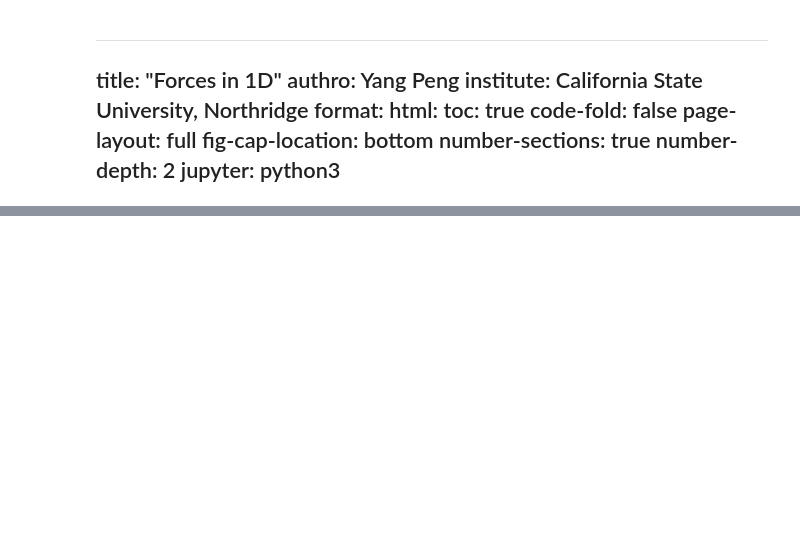
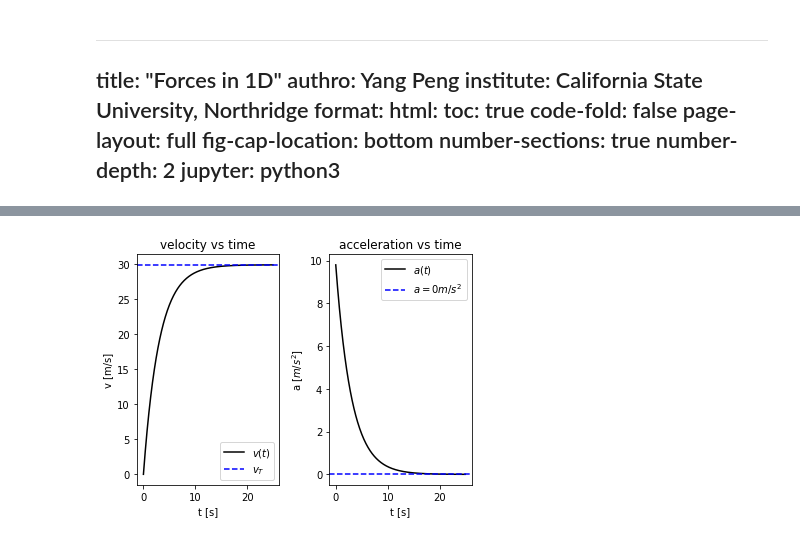
Before and after one commit to pengyangraul/1.constant_velocity, a Jupyter notebook: force_1d.ipynb, the cells around one changed output, grey strips where cells are left out. Cells and saved outputs as stored; diff of their text form; code cells hidden in the pictures; blank space fills up the shorter version.

```diff
--- a/force_1d.ipynb
+++ b/force_1d.ipynb
@@ -45,0 +226,46 @@ Text(0, 0.5, 'D [N]')
+# %%
+import numpy as np
+import matplotlib.pyplot as plt
+
+g = 9.8 # m/s^2
+r = 0.5e-3 # m
+rho = 1.0e3 # kg/m^3
+m = rho * 4*np.pi/3*r**3 # kg
+eta = 1.82e-5 # Nsm^-2
+kv = 6*np.pi*r*eta # Nsm^-1
+
+# Terminal velocity
+vT = m*g/kv
+
+# initial condition
+dt = 0.05
+steps = 500
+vlist = np.zeros(steps)
+alist = np.zeros(steps-1)
+tlist = np.arange(steps)*dt
+
+for jj in range(steps-1):
+    alist[jj] = g - (kv/m)*vlist[jj]
+    vlist[jj+1] = vlist[jj] + alist[jj]*dt
+
+# Create two subplots, in 1 row, with 2 columns
+fig,ax = plt.subplots(1,2)
+plt.subplots_adjust(left=0.125, bottom=0.1, right=0.9, top=0.9, wspace=0.35, hspace=0.25)
+# first subplot
+ax[0].set_title('velocity vs time')
+ax[0].plot(tlist,vlist,'k-', label='$v(t)$')
+ax[0].axhline(y = vT, linestyle='--',color = 'blue',label='$v_T$')
+ax[0].set_xlabel('t [s]')
+ax[0].set_ylabel('v [m/s]')
+ax[0].legend()
+# second subplot
+ax[1].set_title('acceleration vs time')
+ax[1].plot(tlist[:-1],alist,'k-', label='$a(t)$')
+ax[1].set_xlabel('t [s]')
+ax[1].set_ylabel('a [$m/s^2$]')
+ax[1].axhline(y =0 , linestyle='--',color = 'blue',label='$a=0 m/s^2$')
+ax[1].legend()
+
+plt.show()
+# %% [output]
+[figure, added]
```
Also changed, not shown: parts of 9 cells of this notebook, 13 other files.
